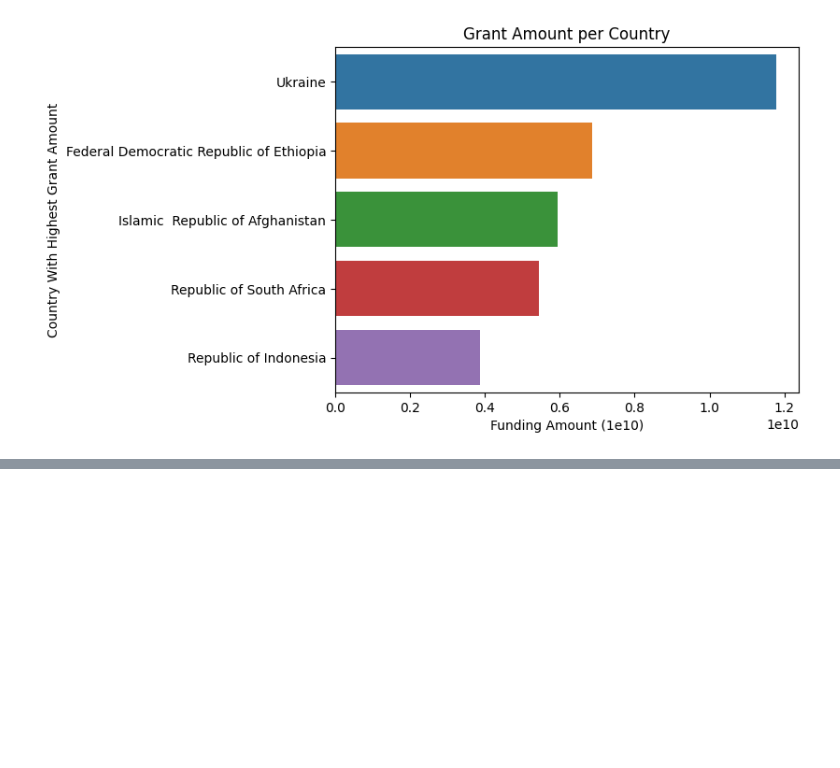
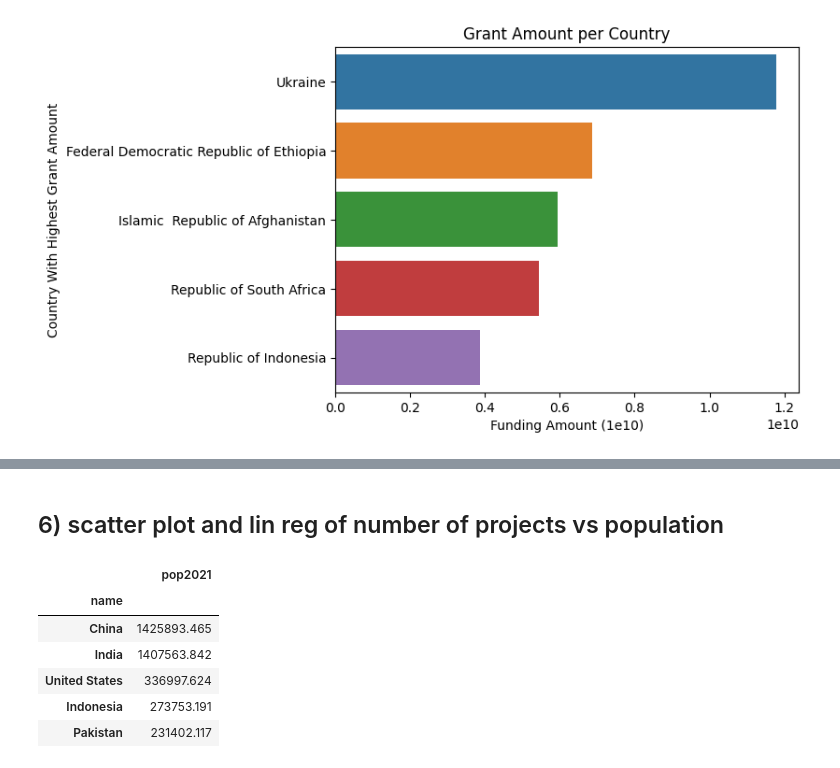
Before and after one commit to ababber19/SWUH, a Jupyter notebook: Phase_1_Graphs.ipynb, the cells around one changed output, grey strips where cells are left out. Drawn from its saved outputs; the diff is of its cells as text; code cells hidden in the pictures; blank space fills up the shorter version.

Commit message:
Population stuff

```diff
--- a/Phase_1_Graphs.ipynb
+++ b/Phase_1_Graphs.ipynb
@@ -157,0 +141,18 @@ projects.groupby("Implementing Agency").sum()
+# %% [markdown]
+## 6) scatter plot and lin reg of number of projects vs population
+# %%
+# Imports file containing country populations
+path = os.path.join(os.getcwd(), "WorldPopulation.csv")
+
+pop = pd.read_csv(path, index_col=1)
+pop = pop.drop(["Rank", "pop2022", "Density", "area", "GrowthRate"], axis=1)
+# %%
+pop.head()
+# %% [output]
+|  | pop2021 |
+| name |  |
+| China | 1425893.465 |
+| India | 1407563.842 |
+| United States | 336997.624 |
+| Indonesia | 273753.191 |
+| Pakistan | 231402.117 |
```
Also changed, not shown: parts of 4 cells of this notebook, 1 other file.
